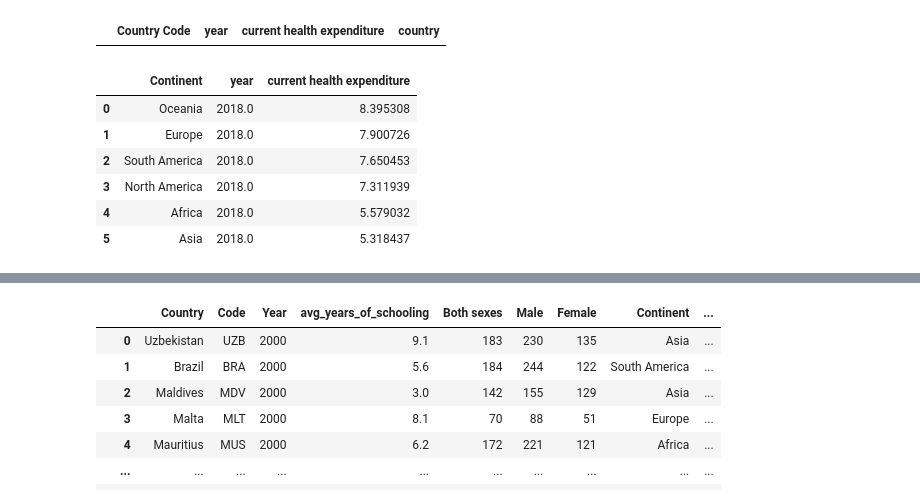
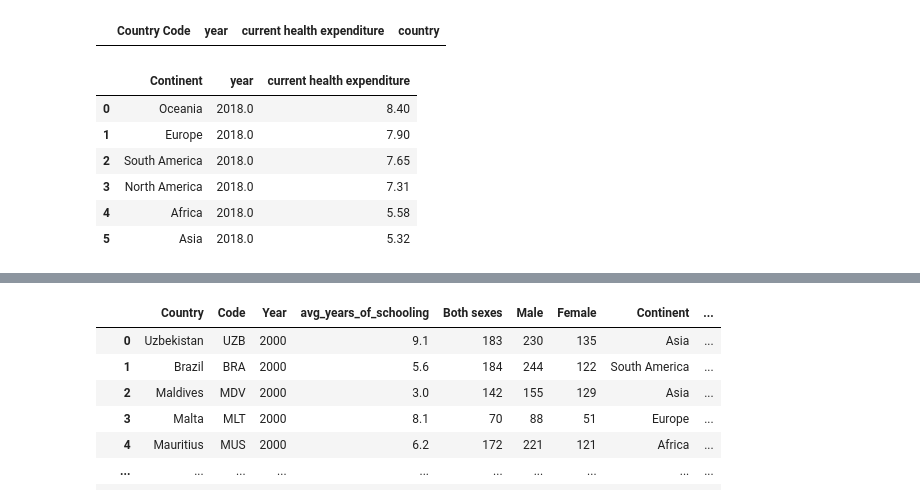
Before and after one commit to oludovisi/DSF_Final, a Jupyter notebook: Draft_David.ipynb, the cells around one changed output, grey strips where cells are left out. Saved outputs shown, nothing was run; the diff lists cells and outputs as text; code cells hidden in the pictures.

```diff
--- a/Draft_David.ipynb
+++ b/Draft_David.ipynb
@@ -127,6 +127,7 @@ df_2018
 171 rows × 4 columns
 # %%
 df_2018['Continent'] = df_2018['country'].apply(lambda row: country_to_continent(row))
+df_2018[['current health expenditure']] = df_2018[['current health expenditure']].round(2)
 df_2018
 # %% [output]
 |  | Country Code | year | current health expenditure | country | Continent |
@@ -156,13 +157,14 @@ df_2018
 # %%
 df_2018_continent = df_2018.groupby('Continent').mean()
 df_2018_continent.sort_values(by='current health expenditure',ascending=False, inplace=True)
 df_2018_continent.reset_index(inplace=True)
+df_2018_continent[['current health expenditure']] = df_2018_continent[['current health expenditure']].round(2)
 df_2018_continent
 # %% [output]
 |  | Continent | year | current health expenditure |
-| 0 | Oceania | 2018.0 | 8.395308 |
-| 1 | Europe | 2018.0 | 7.900726 |
-| 2 | South America | 2018.0 | 7.650453 |
-| 3 | North America | 2018.0 | 7.311939 |
-| 4 | Africa | 2018.0 | 5.579032 |
-| 5 | Asia | 2018.0 | 5.318437 |
+| 0 | Oceania | 2018.0 | 8.40 |
+| 1 | Europe | 2018.0 | 7.90 |
+| 2 | South America | 2018.0 | 7.65 |
+| 3 | North America | 2018.0 | 7.31 |
+| 4 | Africa | 2018.0 | 5.58 |
+| 5 | Asia | 2018.0 | 5.32 |
```
Also changed, not shown: parts of 8 cells of this notebook, 1 other file.
